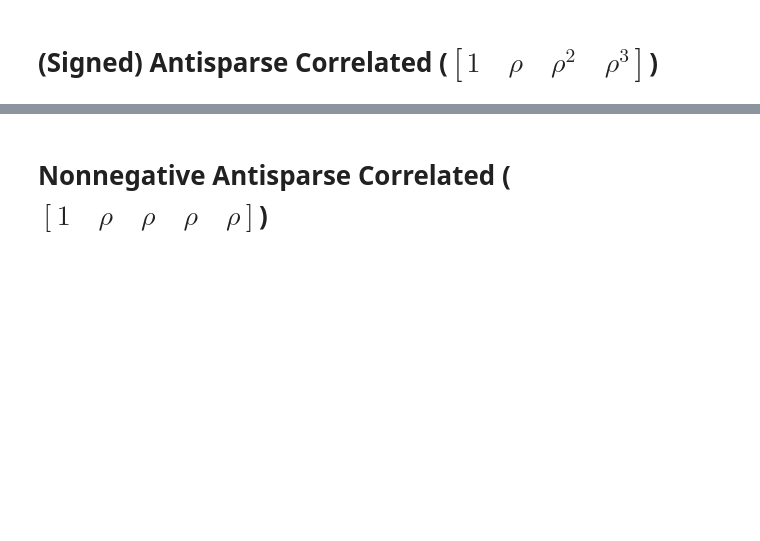
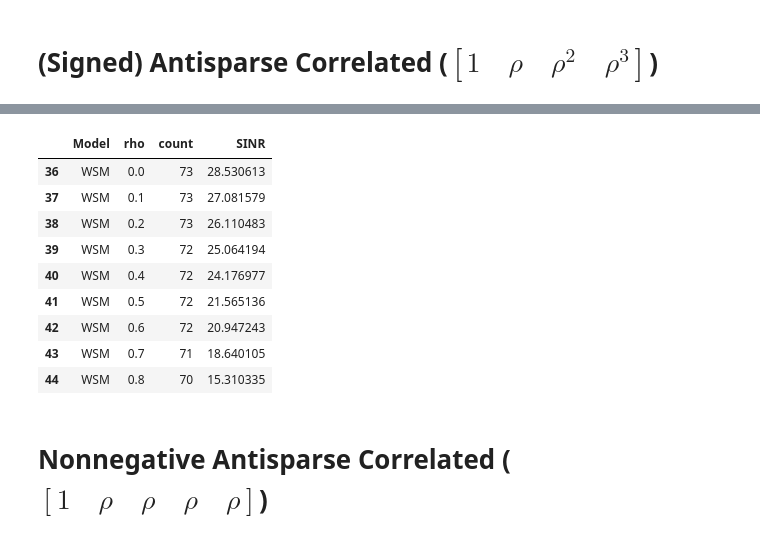
Before and after one commit to BariscanBozkurt/Biologically-Plausible-DetMaxNNs-for-Blind-Source-Separation, a Jupyter notebook: Simulations/AnalyzeSimulationResults/PlotSimulationResults_Antisparse.ipynb, the cells around one changed output, grey strips where cells are left out. Drawn from its saved outputs; the diff is of its cells as text; code cells hidden in the pictures; blank space fills up the shorter version.

```diff
--- a/Simulations/AnalyzeSimulationResults/PlotSimulationResults_Antisparse.ipynb
+++ b/Simulations/AnalyzeSimulationResults/PlotSimulationResults_Antisparse.ipynb
@@ -71,3 +71,16 @@ findfont: Font family ['Times New Roman'] not found. Falling back to DejaVu Sans
+# %%
+results.loc[results['Model'] == 'WSM']
+# %% [output]
+|  | Model | rho | count | SINR |
+| 36 | WSM | 0.0 | 73 | 28.530613 |
+| 37 | WSM | 0.1 | 73 | 27.081579 |
+| 38 | WSM | 0.2 | 73 | 26.110483 |
+| 39 | WSM | 0.3 | 72 | 25.064194 |
+| 40 | WSM | 0.4 | 72 | 24.176977 |
+| 41 | WSM | 0.5 | 72 | 21.565136 |
+| 42 | WSM | 0.6 | 72 | 20.947243 |
+| 43 | WSM | 0.7 | 71 | 18.640105 |
+| 44 | WSM | 0.8 | 70 | 15.310335 |
 # %% [markdown]
 # Nonnegative Antisparse Correlated ($[1 \quad \rho \quad \rho \quad \rho \quad \rho]$)
 # %%
```
Also changed, not shown: parts of 5 cells of this notebook, 3 other files.
